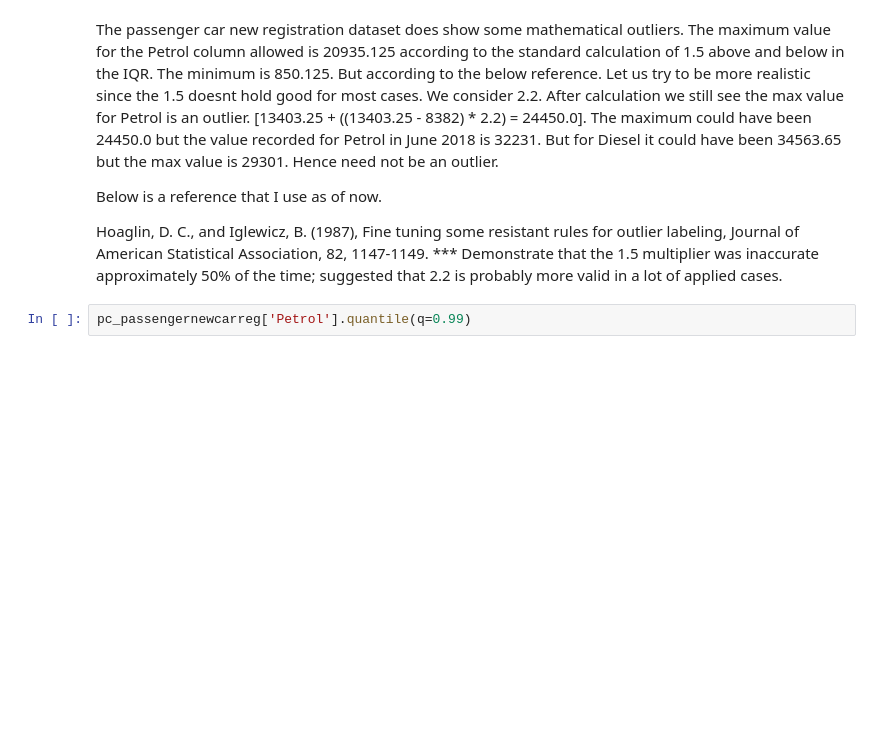
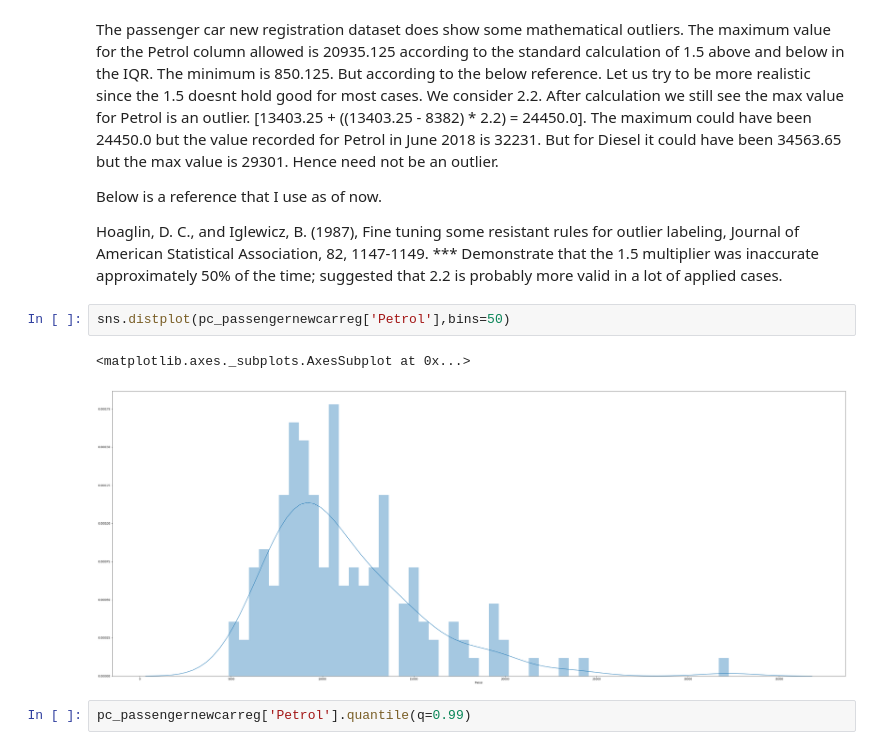
Before and after one commit to Solitarystate/BonusMalus_Impact-Analysis_Sweden, a Jupyter notebook: Bonus_Malus_TrafikAnalysis.ipynb, the cells around one changed output. Cells and saved outputs as stored; diff of their text form; blank space fills up the shorter version.

```diff
--- a/Bonus_Malus_TrafikAnalysis.ipynb
+++ b/Bonus_Malus_TrafikAnalysis.ipynb
@@ -182,6 +182,11 @@ Below is a reference that I use as of now.
 
 Hoaglin, D. C., and Iglewicz, B. (1987), Fine tuning some resistant rules for outlier labeling, Journal of American Statistical Association, 82, 1147-1149.
       *** Demonstrate that the 1.5 multiplier was inaccurate approximately 50% of the time; suggested that 2.2 is probably more valid in a lot of applied cases.
+# %%
+sns.distplot(pc_passengernewcarreg['Petrol'],bins=50)
+# %% [output]
+<matplotlib.axes._subplots.AxesSubplot at 0x...>
+[figure, added]
 # %%
 pc_passengernewcarreg['Petrol'].quantile(q=0.99)
 # %% [output]
```
Also changed, not shown: parts of 8 cells of this notebook.
